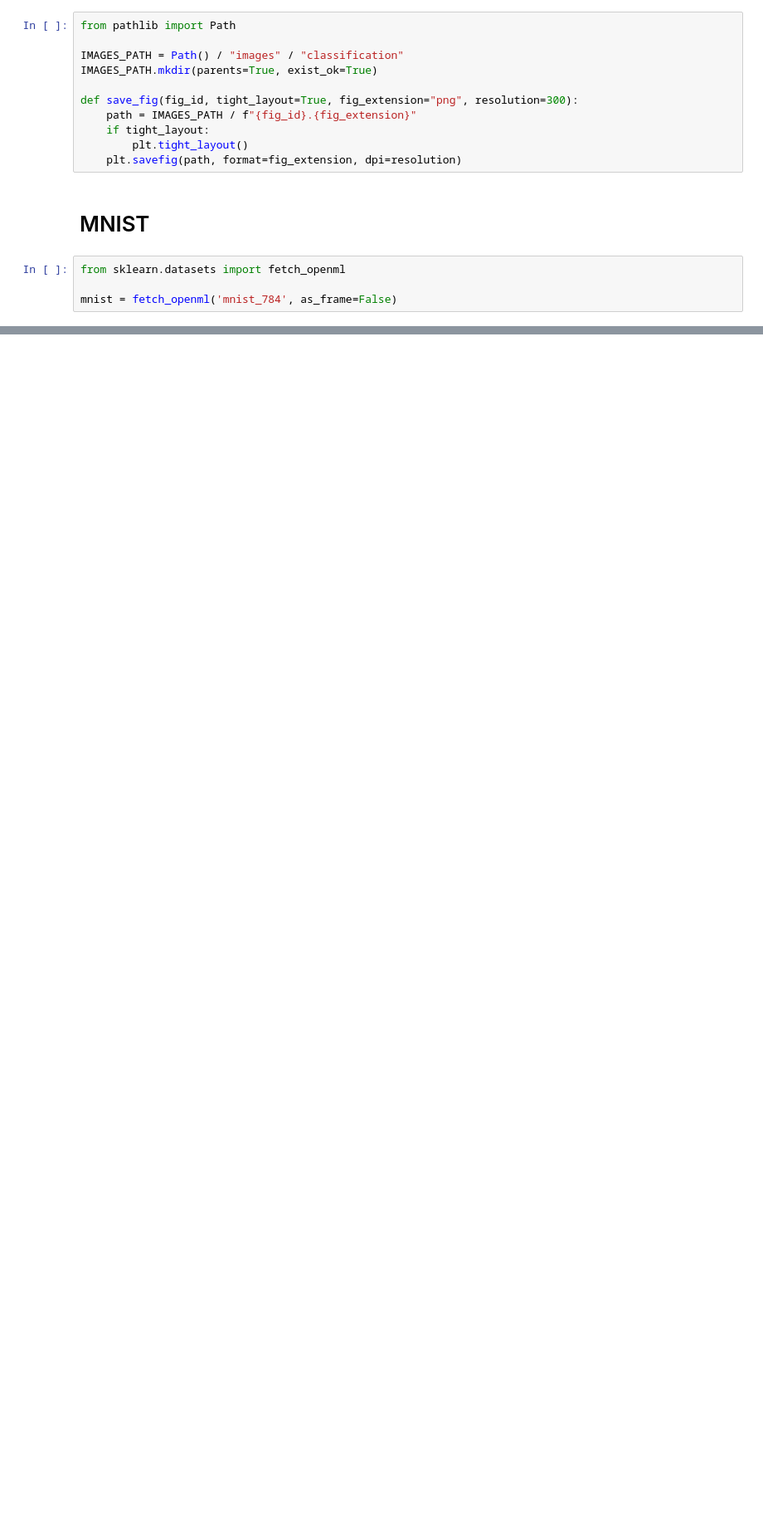
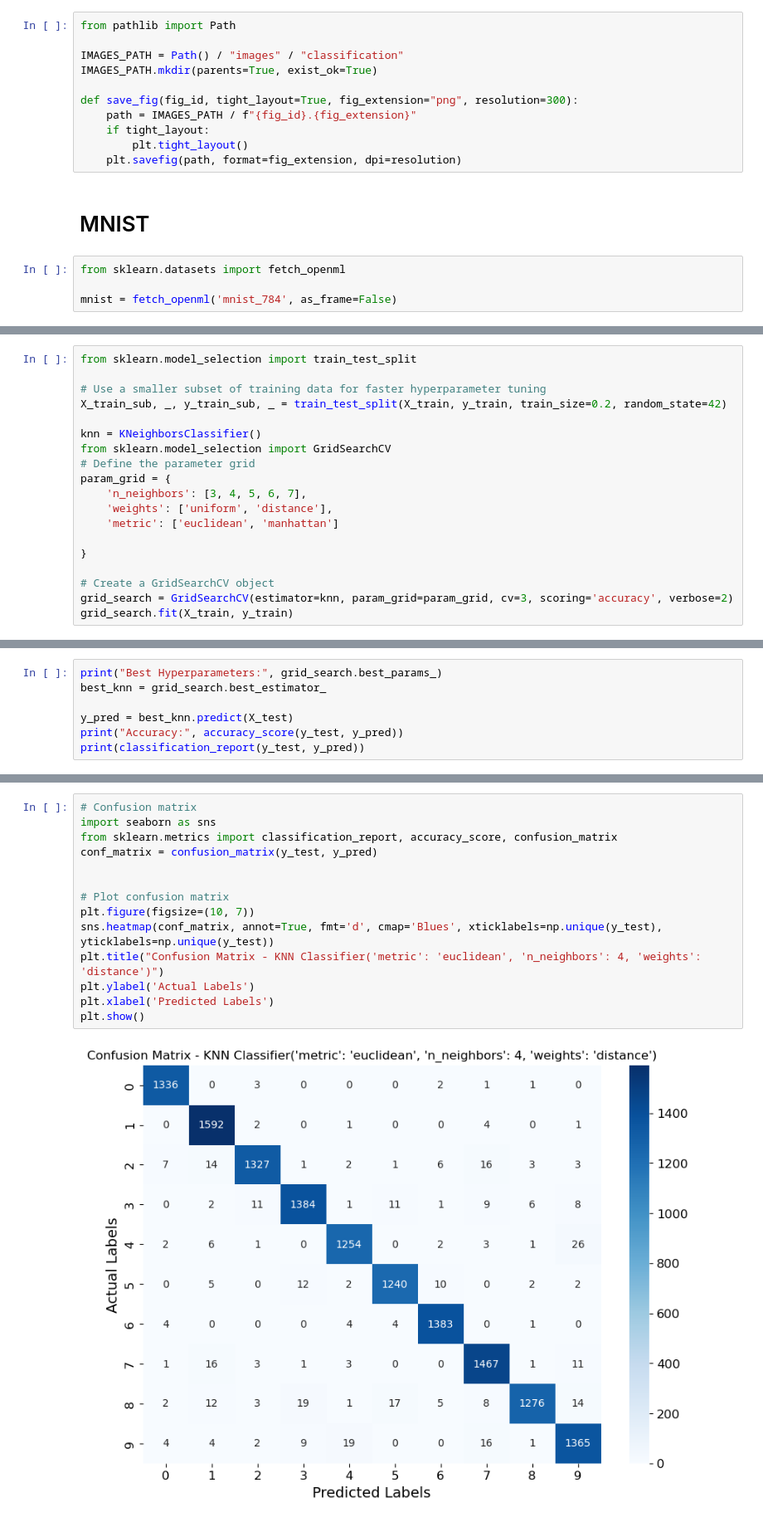
Before and after one commit to gayan-rathnayaka/IAI600LAB4, a Jupyter notebook: IAI600_LAB4.ipynb, the cells around one changed output, grey strips where cells are left out. Shown at 83% size. Drawn from its saved outputs; the diff is of its cells as text; blank space fills up the shorter version.

```diff
--- a/IAI600_LAB4.ipynb
+++ b/IAI600_LAB4.ipynb
@@ -230,0 +114,19 @@ plt.show()
+# %%
+from sklearn.model_selection import train_test_split
+
+# Use a smaller subset of training data for faster hyperparameter tuning
+X_train_sub, _, y_train_sub, _ = train_test_split(X_train, y_train, train_size=0.2, random_state=42)
+
+knn = KNeighborsClassifier()
+from sklearn.model_selection import GridSearchCV
+# Define the parameter grid
+param_grid = {
+    'n_neighbors': [3, 4, 5, 6, 7],
+    'weights': ['uniform', 'distance'],
+    'metric': ['euclidean', 'manhattan']
+
+}
+
+# Create a GridSearchCV object
+grid_search = GridSearchCV(estimator=knn, param_grid=param_grid, cv=3, scoring='accuracy', verbose=2)
+grid_search.fit(X_train, y_train)
@@ -230,0 +156,7 @@ plt.show()
+# %%
+print("Best Hyperparameters:", grid_search.best_params_)
+best_knn = grid_search.best_estimator_
+
+y_pred = best_knn.predict(X_test)
+print("Accuracy:", accuracy_score(y_test, y_pred))
+print(classification_report(y_test, y_pred))
@@ -230,0 +184,16 @@ plt.show()
+# %%
+# Confusion matrix
+import seaborn as sns
+from sklearn.metrics import classification_report, accuracy_score, confusion_matrix
+conf_matrix = confusion_matrix(y_test, y_pred)
+
+
+# Plot confusion matrix
+plt.figure(figsize=(10, 7))
+sns.heatmap(conf_matrix, annot=True, fmt='d', cmap='Blues', xticklabels=np.unique(y_test), yticklabels=np.unique(y_test))
+plt.title("Confusion Matrix - KNN Classifier('metric': 'euclidean', 'n_neighbors': 4, 'weights': 'distance')")
+plt.ylabel('Actual Labels')
+plt.xlabel('Predicted Labels')
+plt.show()
+# %% [output]
+[figure, added]
```
Also changed, not shown: parts of 63 cells of this notebook.
